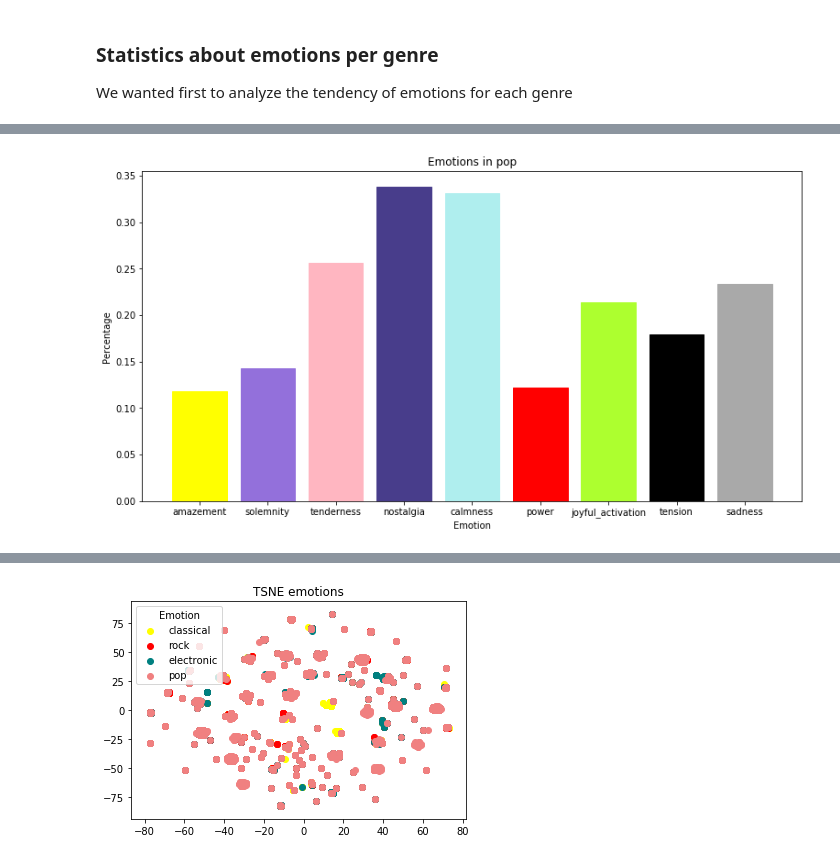
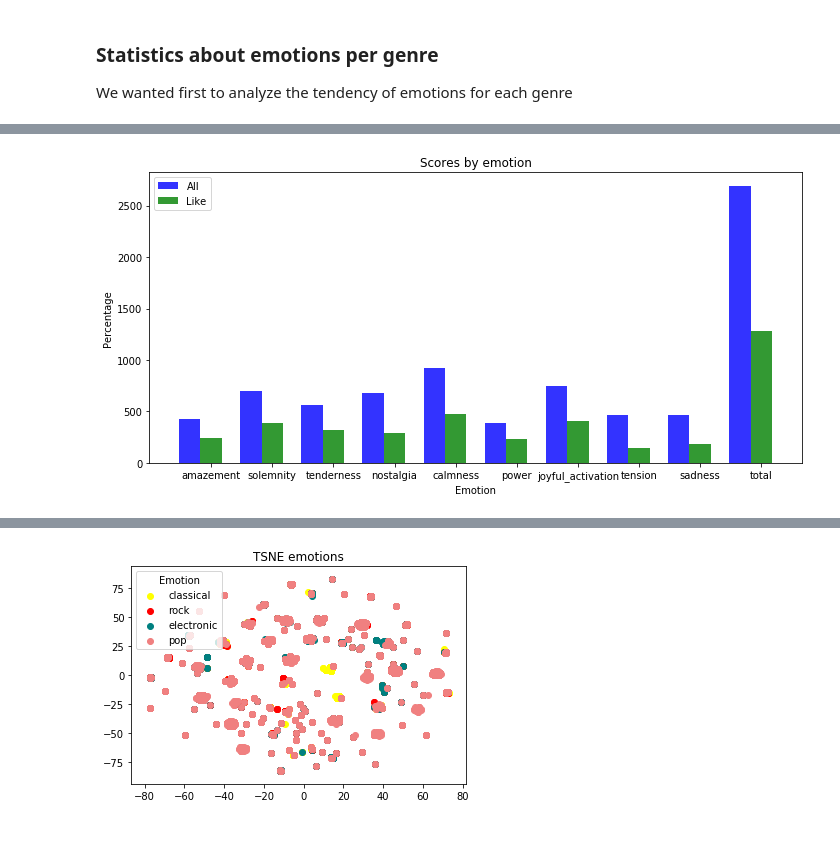
Before and after one commit to iurregog/MusicExploration, a Jupyter notebook: Emotify_exploration.ipynb, the cells around one changed output, grey strips where cells are left out. Saved outputs shown, nothing was run; the diff lists cells and outputs as text; code cells hidden in the pictures.

```diff
--- a/Emotify_exploration.ipynb
+++ b/Emotify_exploration.ipynb
@@ -85 +190,36 @@ for emotion in range(X_emotions.shape[1]):
+# %%
+n_groups = 10
+emotions_all = summarize_emotions[0]
+emotions_like = summarize_emotions_like[0]
+emotions_dislike = summarize_emotions_like[0]
+means_frank = (90, 55, 40, 65)
+means_guido = (85, 62, 54, 20)
+
+# create plot
+fig, ax = plt.subplots()
+fig.set_size_inches(10, 5, forward=True)
+index = np.arange(n_groups)
+bar_width = 0.35
+opacity = 0.8
+
+rects1 = plt.bar(index, emotions_all, bar_width,
+alpha=opacity,
+color='b',
+label='All')
+
+rects2 = plt.bar(index + bar_width, emotions_like, bar_width,
+alpha=opacity,
+color='g',
+label='Like')
+
+plt.xlabel('Emotion')
+plt.ylabel('Percentage')
+plt.title('Scores by emotion')
+plt.xticks(index + bar_width, ["amazement", "solemnity", "tenderness", "nostalgia", "calmness", "power", "joyful_activation", "tension", "sadness","total"])
+plt.legend()
+
+plt.tight_layout()
+plt.show()
+# %% [output]
+[figure, added]
 # %%
@@ -90,28 +231,3 @@ pd.DataFrame(data=summarize_emotions, index=["classical", "rock","electronic","p
 | rock | 253.0 | 288.0 | 385.0 | 630.0 | 518.0 | 458.0 | 484.0 | 400.0 | 437.0 | ... |
 | electronic | 224.0 | 425.0 | 132.0 | 238.0 | 509.0 | 459.0 | 516.0 | 693.0 | 209.0 | ... |
 | pop | 219.0 | 265.0 | 476.0 | 627.0 | 615.0 | 226.0 | 397.0 | 333.0 | 434.0 | ... |
-# %%
-def plot_bar_emotions(genre):
-    fig = plt.figure()
-    ax = fig.add_axes([0,0,1,1])
-    langs = ["amazement", "solemnity", "tenderness", "nostalgia", "calmness", "power", "joyful_activation", "tension", "sadness"]
-    fig.set_size_inches(10, 5, forward=True)
-    students = summarize_emotions[genre,:-1]/summarize_emotions[genre,-1]
-    gen = ['classical','rock','electronic','pop']
-    plt.title('Emotions in '+gen[genre])
-    plt.xlabel('Emotion')
-    plt.ylabel('Percentage')
-    barlist = ax.bar(langs,students)
-    barlist[0].set_color('yellow')
-    barlist[1].set_color('mediumpurple')
-    barlist[2].set_color('lightpink')
-    barlist[3].set_color('darkslateblue')
-    barlist[4].set_color('PaleTurquoise')
-    barlist[5].set_color('red')
-    barlist[6].set_color('greenyellow')
-    barlist[7].set_color('black')
-    barlist[8].set_color('darkgrey')
-    plt.show()
-plot_bar_emotions(3)
-# %% [output]
-[figure, removed]
```
Also changed, not shown: parts of 10 cells of this notebook.
